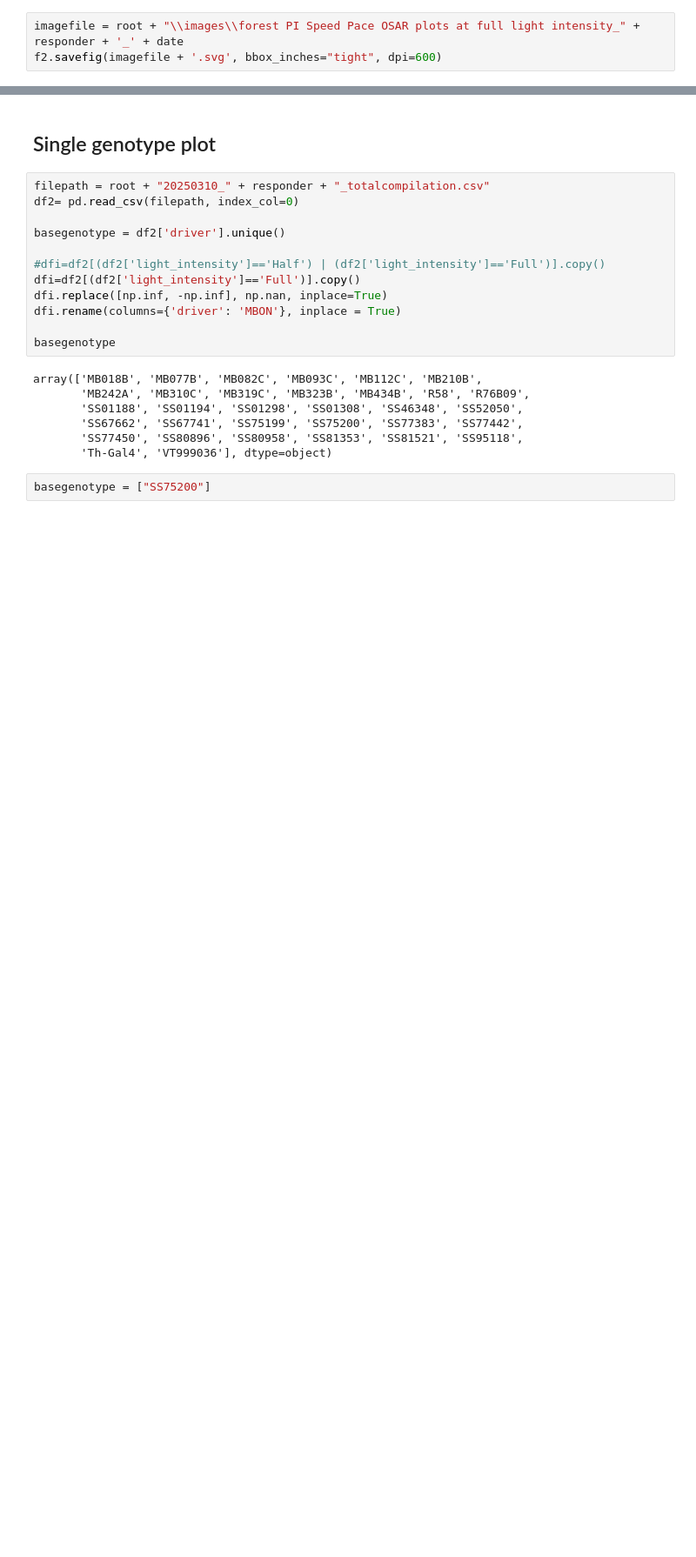
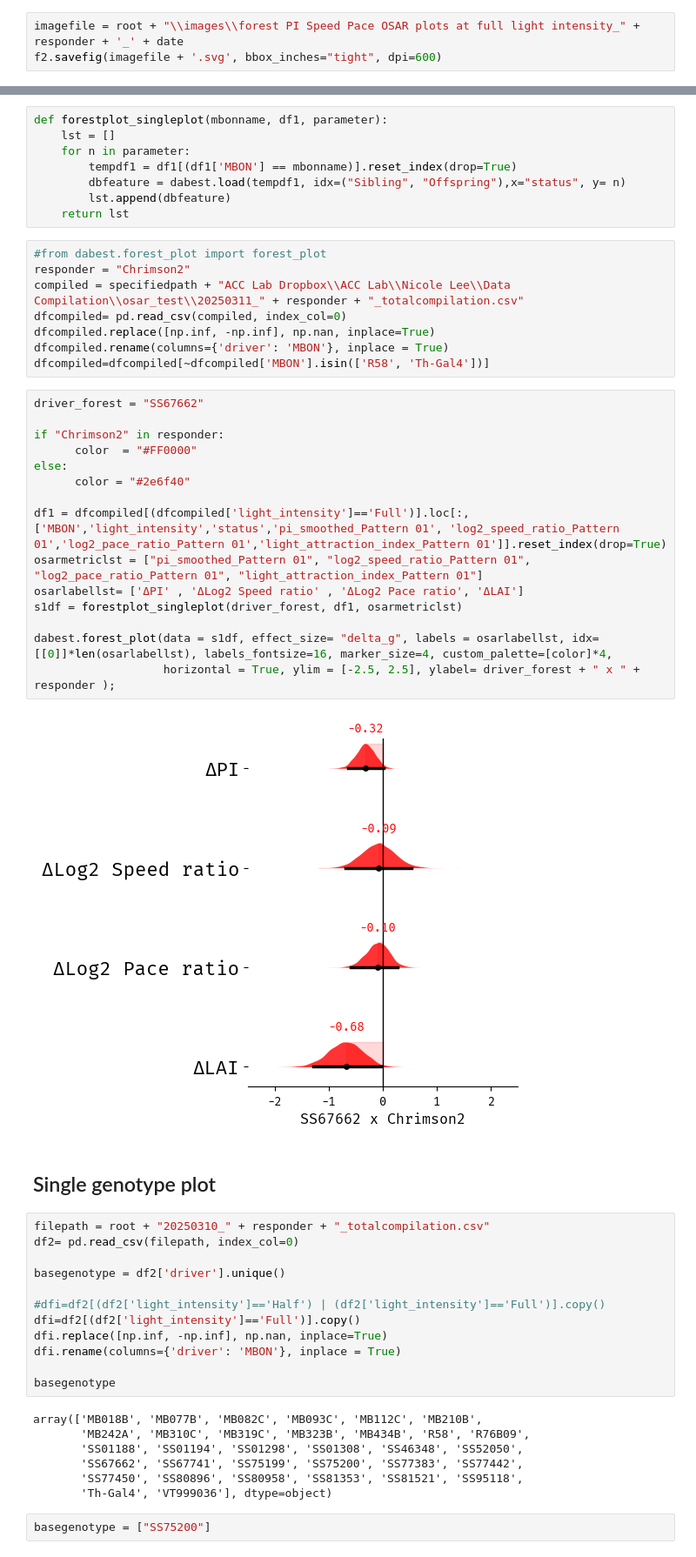
Before and after one commit to lnicole08/OSAR-Nicole-version, a Jupyter notebook: Multi and single dabest OSAR plots.ipynb, the cells around one changed output, grey strips where cells are left out. Shown at 87% size. Saved outputs shown, nothing was run; the diff lists cells and outputs as text; blank space fills up the shorter version.

```diff
--- a/Multi and single dabest OSAR plots.ipynb
+++ b/Multi and single dabest OSAR plots.ipynb
@@ -685,3 +686,36 @@ f2.savefig(imagefile + '.svg', bbox_inches="tight", dpi=600)
+# %%
+def forestplot_singleplot(mbonname, df1, parameter):
+    lst = []
+    for n in parameter:
+        tempdf1 = df1[(df1['MBON'] == mbonname)].reset_index(drop=True)
+        dbfeature = dabest.load(tempdf1, idx=("Sibling", "Offspring"),x="status", y= n)
+        lst.append(dbfeature)
+    return lst
+# %%
+#from dabest.forest_plot import forest_plot
+responder = "Chrimson2"
+compiled = specifiedpath + "ACC Lab Dropbox\\ACC Lab\\Nicole Lee\\Data Compilation\\osar_test\\20250311_" + responder + "_totalcompilation.csv"
+dfcompiled= pd.read_csv(compiled, index_col=0)
+dfcompiled.replace([np.inf, -np.inf], np.nan, inplace=True)
+dfcompiled.rename(columns={'driver': 'MBON'}, inplace = True)
+dfcompiled=dfcompiled[~dfcompiled['MBON'].isin(['R58', 'Th-Gal4'])]
+# %%
+driver_forest = "SS67662"
+
+if "Chrimson2" in responder:
+      color  = "#FF0000"
+else:
+      color = "#2e6f40"
+
+df1 = dfcompiled[(dfcompiled['light_intensity']=='Full')].loc[:,['MBON','light_intensity','status','pi_smoothed_Pattern 01', 'log2_speed_ratio_Pattern 01','log2_pace_ratio_Pattern 01','light_attraction_index_Pattern 01']].reset_index(drop=True)
+osarmetriclst = ["pi_smoothed_Pattern 01", "log2_speed_ratio_Pattern 01", "log2_pace_ratio_Pattern 01", "light_attraction_index_Pattern 01"]
+osarlabellst= ['ΔPI' , 'ΔLog2 Speed ratio' , 'ΔLog2 Pace ratio', 'ΔLAI']
+s1df = forestplot_singleplot(driver_forest, df1, osarmetriclst)
+
+dabest.forest_plot(data = s1df, effect_size= "delta_g", labels = osarlabellst, idx=[[0]]*len(osarlabellst), labels_fontsize=16, marker_size=4, custom_palette=[color]*4,
+                   horizontal = True, ylim = [-2.5, 2.5], ylabel= driver_forest + " x " + responder );
+# %% [output]
+[figure, added]
 # %% [markdown]
 ## Single genotype plot
 # %%
```
Also changed, not shown: parts of 7 cells of this notebook, 2 other files.
